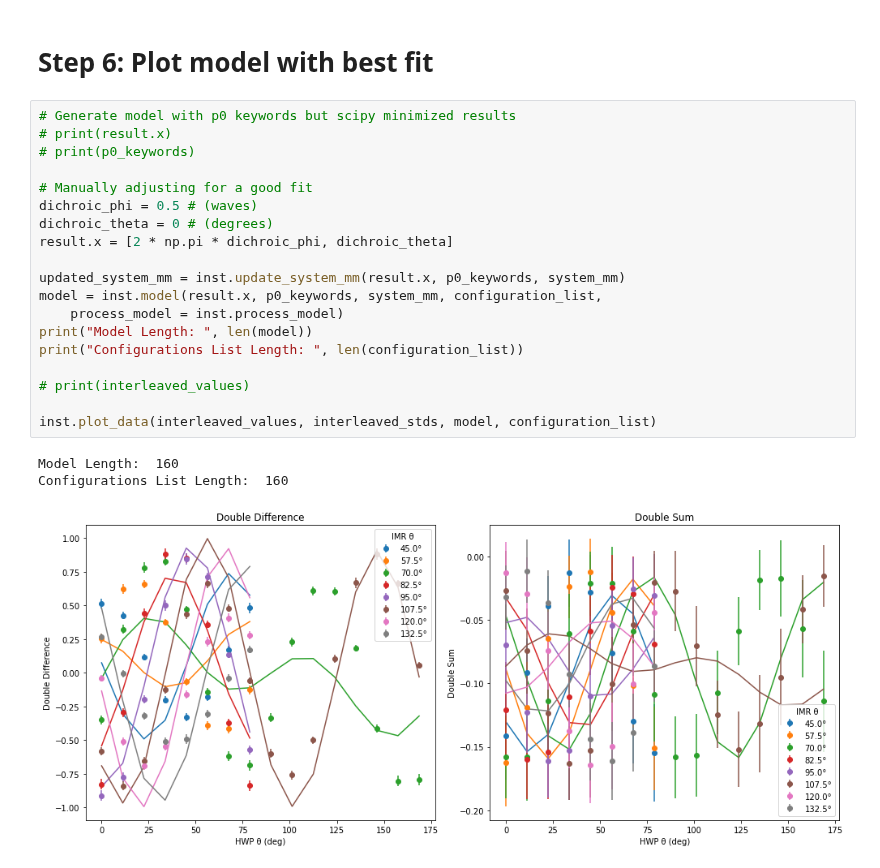
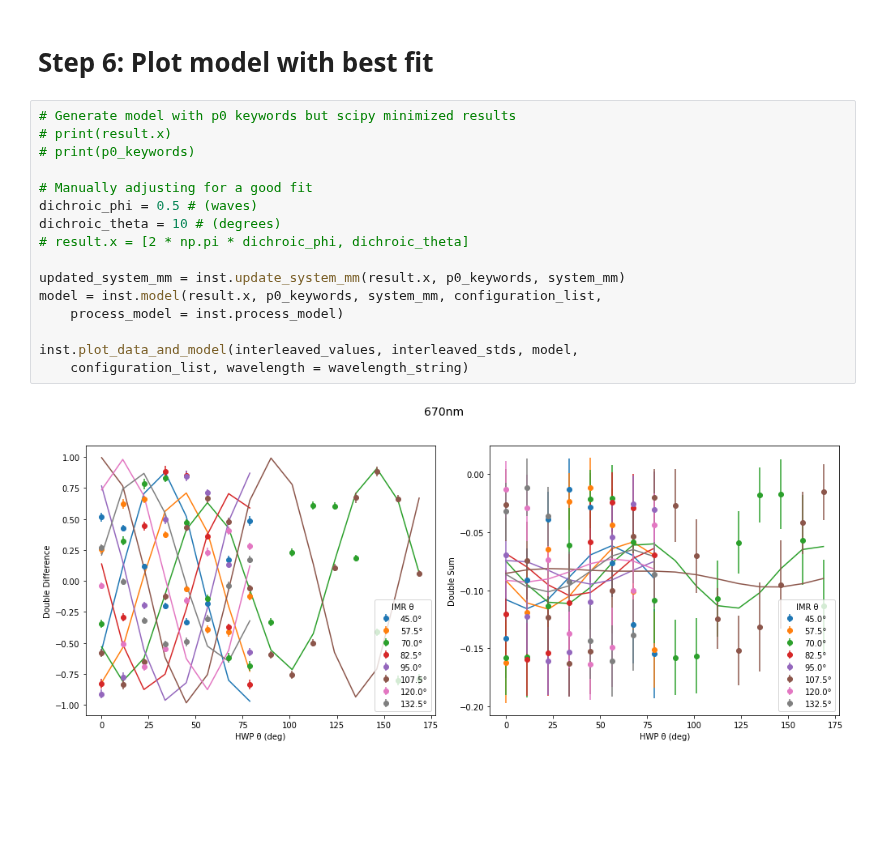
Before and after one commit to UCSB-Exoplanet-Polarimetry-Lab/pyPolCal, a Jupyter notebook: scipy_minimize_example.ipynb, the cells around one changed output. Saved outputs shown, nothing was run; the diff lists cells and outputs as text; blank space fills up the shorter version.

Commit message:
Added block for manually adjusting dichroic parameters

```diff
--- a/scipy_minimize_example.ipynb
+++ b/scipy_minimize_example.ipynb
@@ -174,23 +209,18 @@ Best Fit Theta (degrees): 34.78361459450146
 # %%
 # Generate model with p0 keywords but scipy minimized results
 # print(result.x)
 # print(p0_keywords)
 
 # Manually adjusting for a good fit
 dichroic_phi = 0.5 # (waves)
-dichroic_theta = 0 # (degrees)
-result.x = [2 * np.pi * dichroic_phi, dichroic_theta]
+dichroic_theta = 10 # (degrees)
+# result.x = [2 * np.pi * dichroic_phi, dichroic_theta]
 
 updated_system_mm = inst.update_system_mm(result.x, p0_keywords, system_mm)
 model = inst.model(result.x, p0_keywords, system_mm, configuration_list,
     process_model = inst.process_model)
-print("Model Length: ", len(model))
-print("Configurations List Length: ", len(configuration_list))
 
-# print(interleaved_values)
-
-inst.plot_data(interleaved_values, interleaved_stds, model, configuration_list)
+inst.plot_data_and_model(interleaved_values, interleaved_stds, model,
+    configuration_list, wavelength = wavelength_string)
 # %% [output]
-Model Length:  160
-Configurations List Length:  160
-[figure, old version]
+[figure, new version]
```
Also changed, not shown: parts of 2 cells of this notebook, 1 other file.
